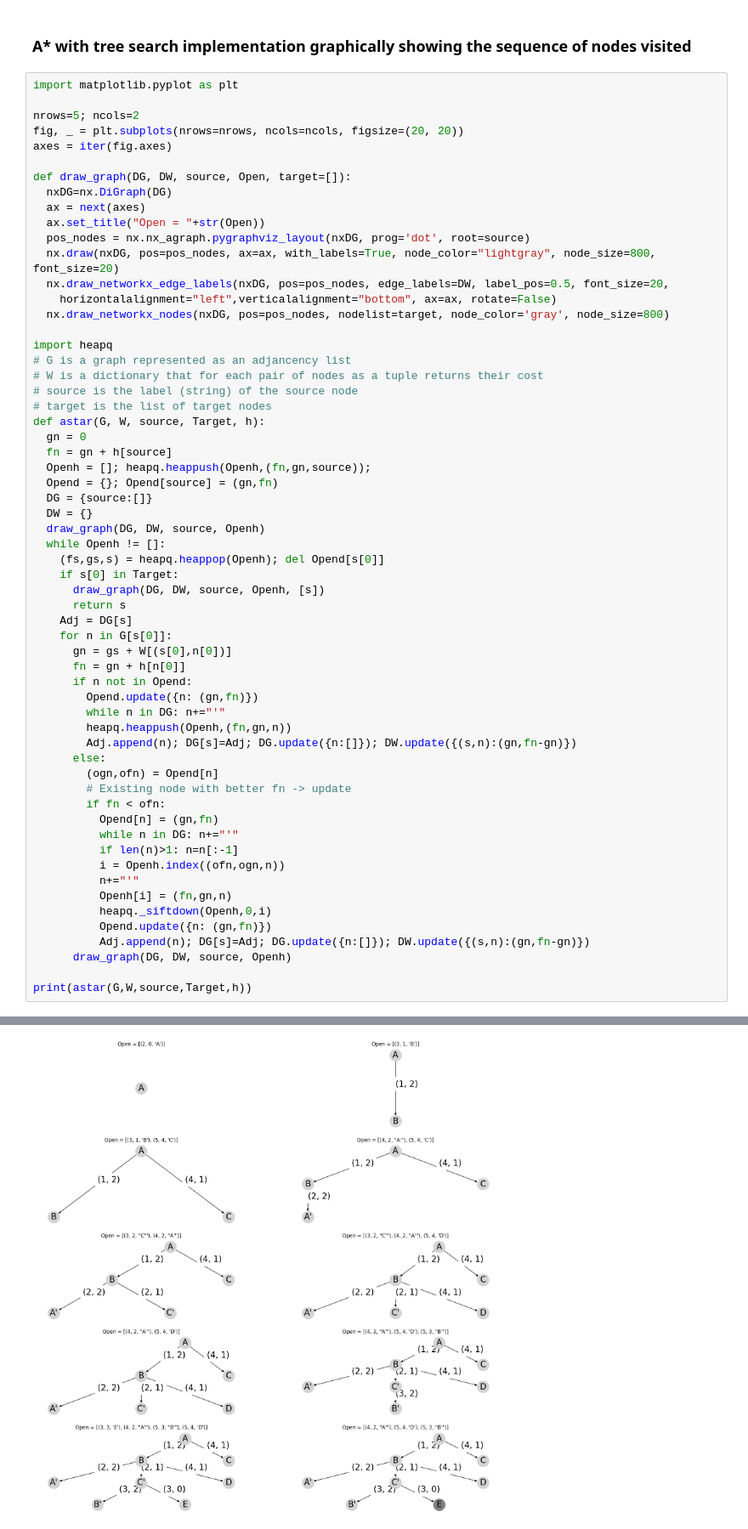
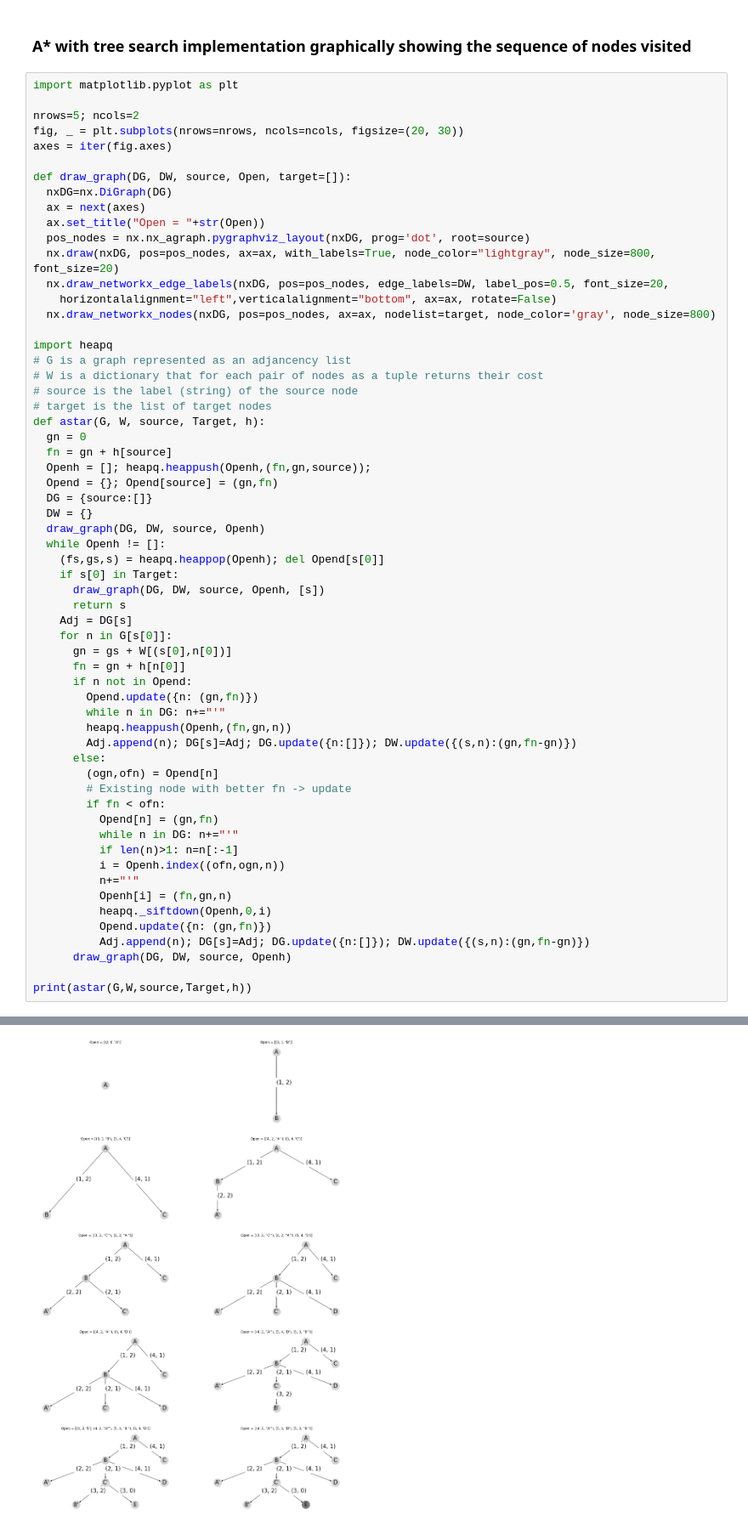
Before and after one commit to jorcisai/SIN, a Jupyter notebook: block1/search/A star/astar-tree.ipynb, the cells around one changed output, grey strips where cells are left out. Shown at 85% size. Saved outputs shown, nothing was run; the diff lists cells and outputs as text.

Commit message:
Drawing nodes in the right axis

```diff
--- a/block1/search/A star/astar-tree.ipynb
+++ b/block1/search/A star/astar-tree.ipynb
@@ -68,7 +68,7 @@ E
 import matplotlib.pyplot as plt
 
 nrows=5; ncols=2
-fig, _ = plt.subplots(nrows=nrows, ncols=ncols, figsize=(20, 20))
+fig, _ = plt.subplots(nrows=nrows, ncols=ncols, figsize=(20, 30))
 axes = iter(fig.axes)
 
 def draw_graph(DG, DW, source, Open, target=[]):
@@ -79,7 +79,7 @@ def draw_graph(DG, DW, source, Open, target=[]):
   nx.draw(nxDG, pos=pos_nodes, ax=ax, with_labels=True, node_color="lightgray", node_size=800, font_size=20)
   nx.draw_networkx_edge_labels(nxDG, pos=pos_nodes, edge_labels=DW, label_pos=0.5, font_size=20,
     horizontalalignment="left",verticalalignment="bottom", ax=ax, rotate=False)
-  nx.draw_networkx_nodes(nxDG, pos=pos_nodes, nodelist=target, node_color='gray', node_size=800)
+  nx.draw_networkx_nodes(nxDG, pos=pos_nodes, ax=ax, nodelist=target, node_color='gray', node_size=800)
 
 import heapq
 # G is a graph represented as an adjancency list
@@ -99,31 +99,31 @@ def astar(G, W, source, Target, h):
     if s[0] in Target:
       draw_graph(DG, DW, source, Openh, [s])
       return s
     Adj = DG[s]
     for n in G[s[0]]:
       gn = gs + W[(s[0],n[0])]
       fn = gn + h[n[0]]
       if n not in Opend:
         Opend.update({n: (gn,fn)})
         while n in DG: n+="'"
         heapq.heappush(Openh,(fn,gn,n))
         Adj.append(n); DG[s]=Adj; DG.update({n:[]}); DW.update({(s,n):(gn,fn-gn)})
       else:
         (ogn,ofn) = Opend[n]
         # Existing node with better fn -> update
         if fn < ofn:
           Opend[n] = (gn,fn)
           while n in DG: n+="'"
           if len(n)>1: n=n[:-1]
           i = Openh.index((ofn,ogn,n))
           n+="'"
           Openh[i] = (fn,gn,n)
           heapq._siftdown(Openh,0,i)
           Opend.update({n: (gn,fn)})
           Adj.append(n); DG[s]=Adj; DG.update({n:[]}); DW.update({(s,n):(gn,fn-gn)})
       draw_graph(DG, DW, source, Openh)
 
 print(astar(G,W,source,Target,h))
 # %% [output]
 E
-[figure, old version]
+[figure, new version]
```
Also changed, not shown: parts of 1 cell of this notebook, 13 other files.
